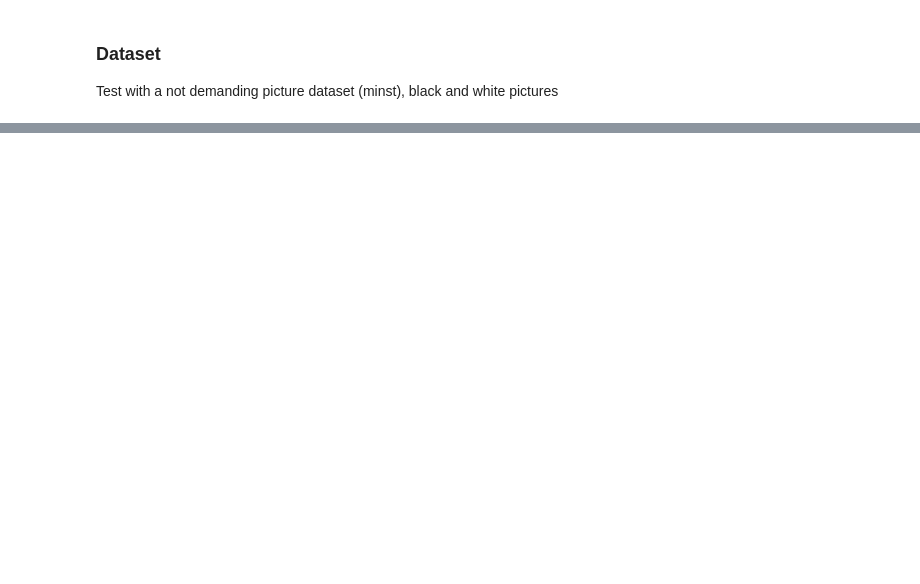
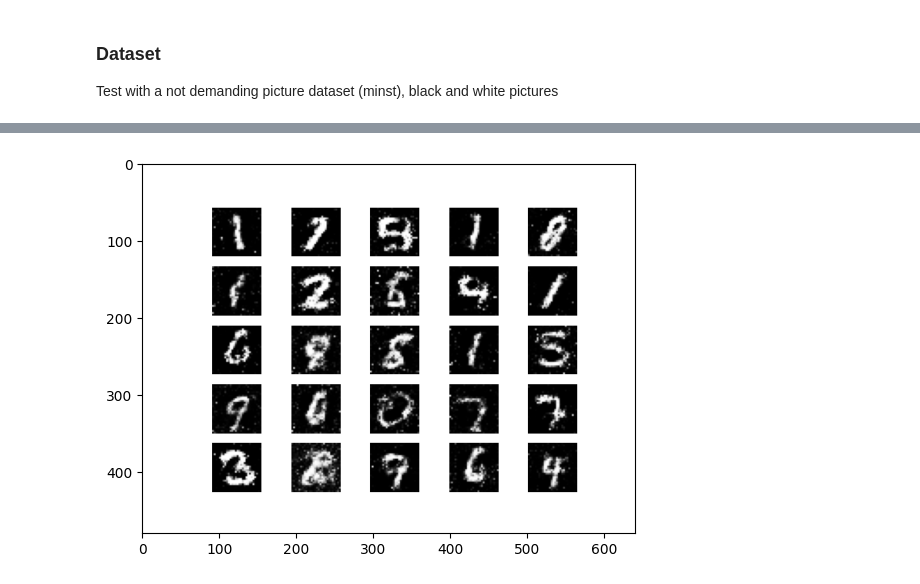
Before and after one commit to jm20389/mat099, a Jupyter notebook: gan_test.ipynb, the cells around one changed output, grey strips where cells are left out. Cells and saved outputs as stored; diff of their text form; code cells hidden in the pictures; blank space fills up the shorter version.

```diff
--- a/gan_test.ipynb
+++ b/gan_test.ipynb
@@ -44,0 +19,8 @@ epoch: 1/30000, d_loss: 0.51,                 d_acc: 0.58, g_loss: 0.36
+# %%
+picture_path = "output/gan_images_test02/3800.png" # latest iteration
+image = Image.open(picture_path)
+
+plt.imshow(image)
+plt.show()
+# %% [output]
+[figure, added]
```
Also changed, not shown: parts of 3 cells of this notebook, 26 other files.
